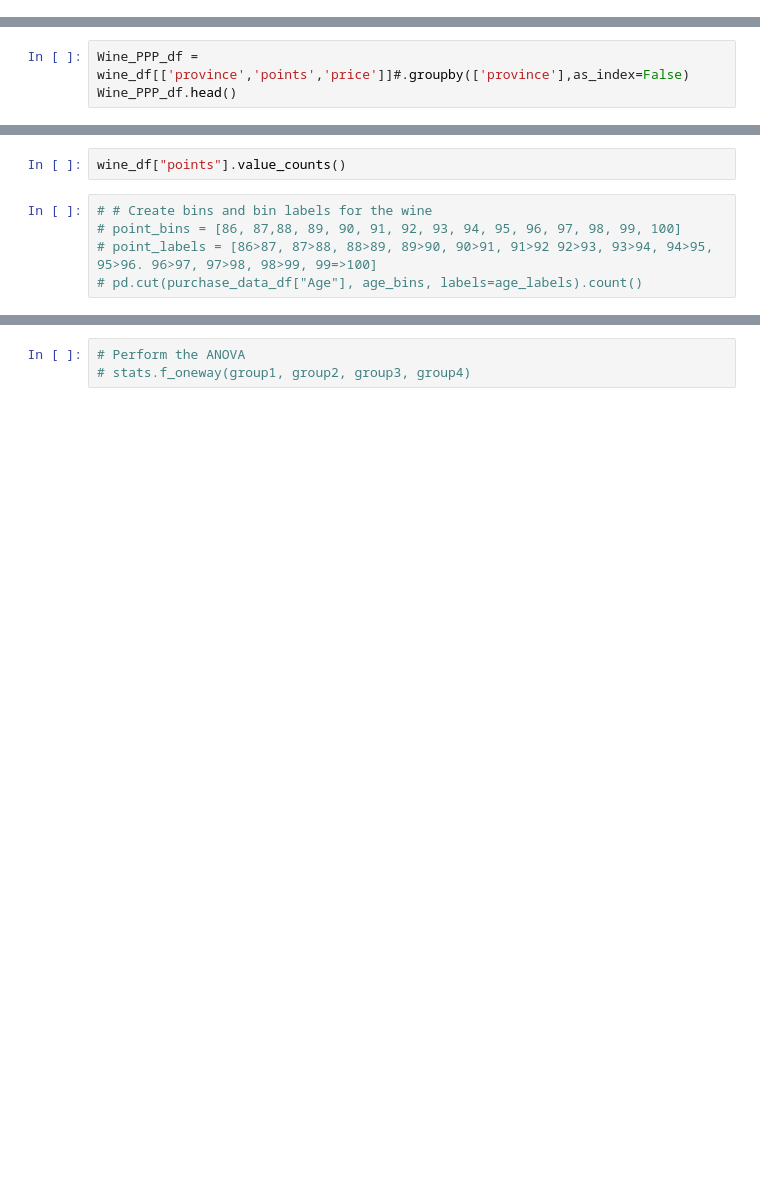
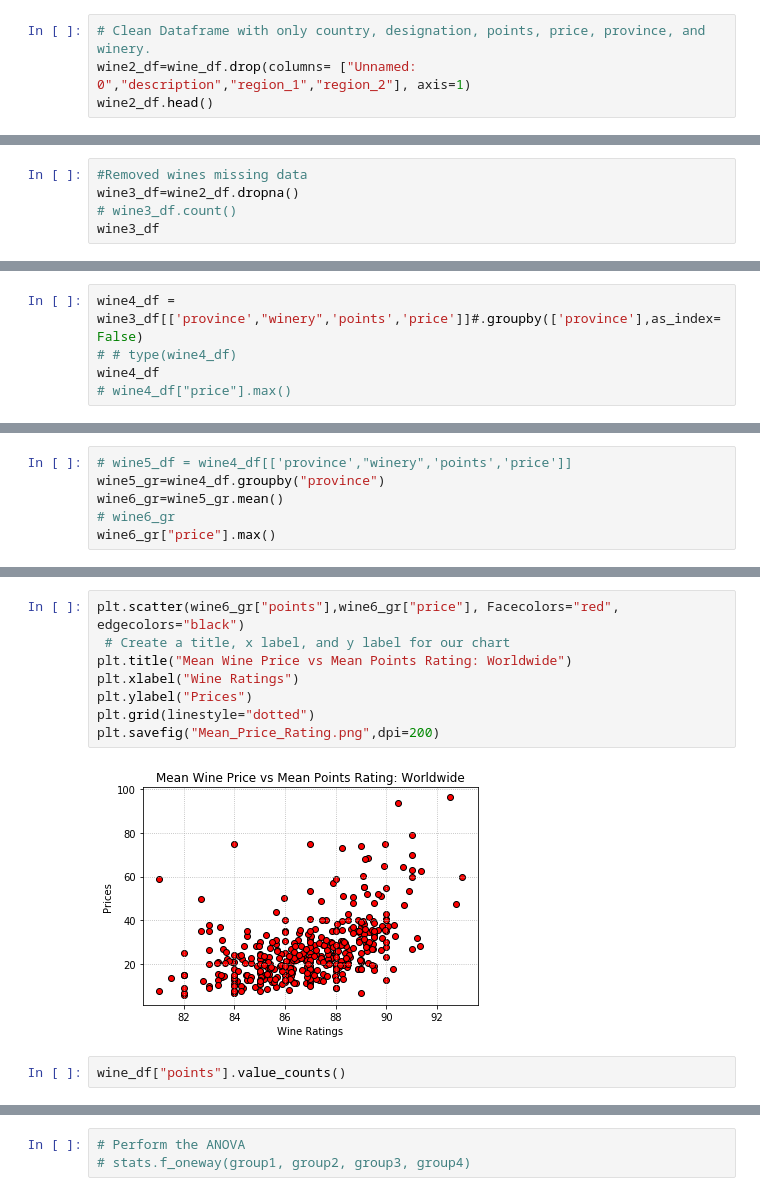
Before and after one commit to kurtheld/Project1_group1, a Jupyter notebook: wine_Kurt.ipynb, the cells around one changed output, grey strips where cells are left out. Saved outputs shown, nothing was run; the diff lists cells and outputs as text; blank space fills up the shorter version.

```diff
--- a/wine_Kurt.ipynb
+++ b/wine_Kurt.ipynb
@@ -24,0 +35,4 @@ Wine_Price_Rating=wine_df.groupby(["points","price"])
+# %%
+# Clean Dataframe with only country, designation, points, price, province, and winery.
+wine2_df=wine_df.drop(columns= ["Unnamed: 0","description","region_1","region_2"], axis=1)
+wine2_df.head()
@@ -24,0 +46,5 @@ Wine_Price_Rating=wine_df.groupby(["points","price"])
+# %%
+#Removed wines missing data
+wine3_df=wine2_df.dropna()
+# wine3_df.count()
+wine3_df
@@ -25,3 +70,5 @@ Wine_Price_Rating=wine_df.groupby(["points","price"])
 # %%
-Wine_PPP_df = wine_df[['province','points','price']]#.groupby(['province'],as_index=False)
-Wine_PPP_df.head()
+wine4_df = wine3_df[['province',"winery",'points','price']]#.groupby(['province'],as_index=False)
+# # type(wine4_df)
+wine4_df
+# wine4_df["price"].max()
@@ -34,0 +94,6 @@ plt.scatter(Wine_PPP_df["points"],Wine_PPP_df["price"], marker="+")
+# %%
+# wine5_df = wine4_df[['province',"winery",'points','price']]
+wine5_gr=wine4_df.groupby("province")
+wine6_gr=wine5_gr.mean()
+# wine6_gr
+wine6_gr["price"].max()
@@ -35,9 +121,14 @@ plt.scatter(Wine_PPP_df["points"],Wine_PPP_df["price"], marker="+")
+# %%
+plt.scatter(wine6_gr["points"],wine6_gr["price"], Facecolors="red", edgecolors="black")
+ # Create a title, x label, and y label for our chart
+plt.title("Mean Wine Price vs Mean Points Rating: Worldwide")
+plt.xlabel("Wine Ratings")
+plt.ylabel("Prices")
+plt.grid(linestyle="dotted")
+plt.savefig("Mean_Price_Rating.png",dpi=200)
+# %% [output]
+[figure, added]
 # %%
 wine_df["points"].value_counts()
-# %%
-# # Create bins and bin labels for the wine
-# point_bins = [86, 87,88, 89, 90, 91, 92, 93, 94, 95, 96, 97, 98, 99, 100]
-# point_labels = [86>87, 87>88, 88>89, 89>90, 90>91, 91>92 92>93, 93>94, 94>95, 95>96. 96>97, 97>98, 98>99, 99=>100]
-# pd.cut(purchase_data_df["Age"], age_bins, labels=age_labels).count()
 # %%
 # Create a boxplot to compare price and points
```
Also changed, not shown: parts of 23 cells of this notebook.
